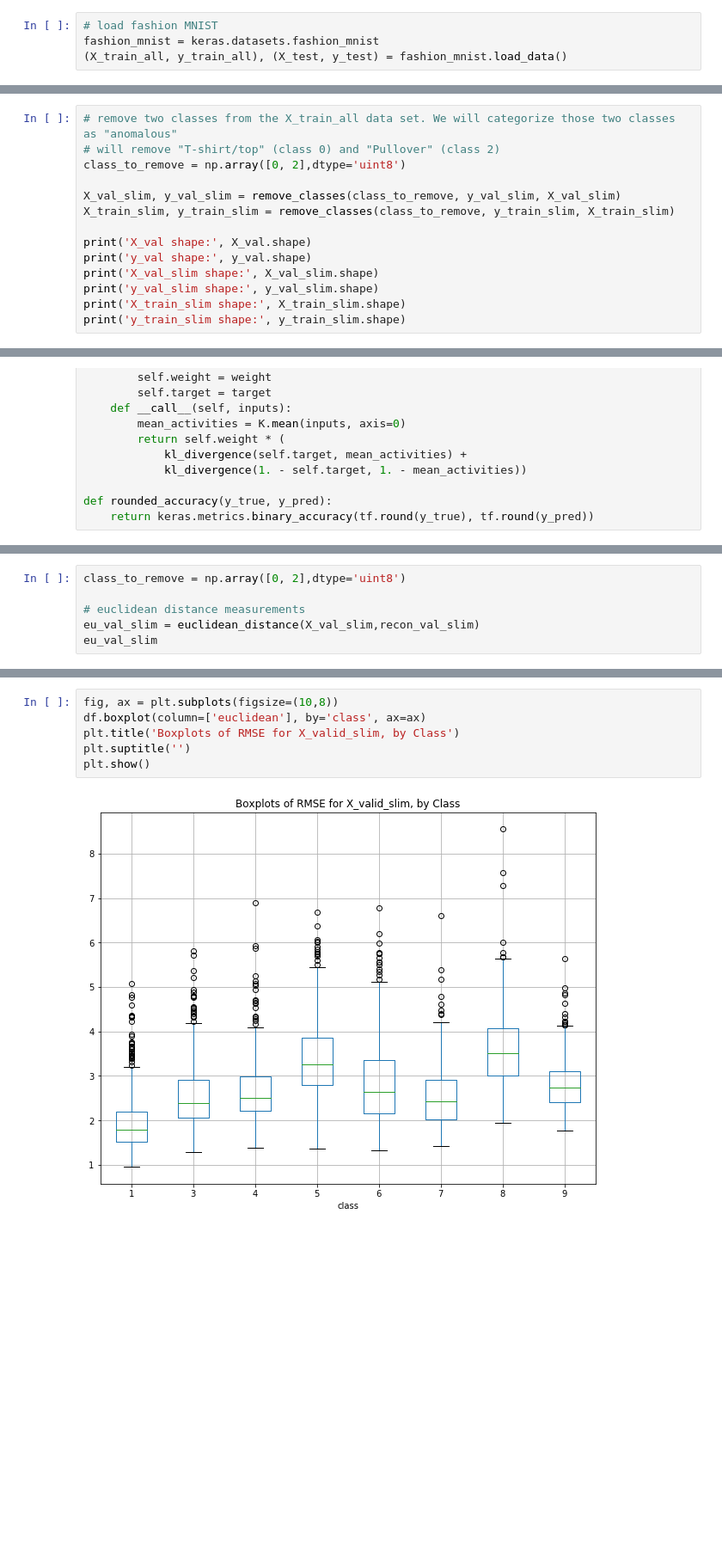
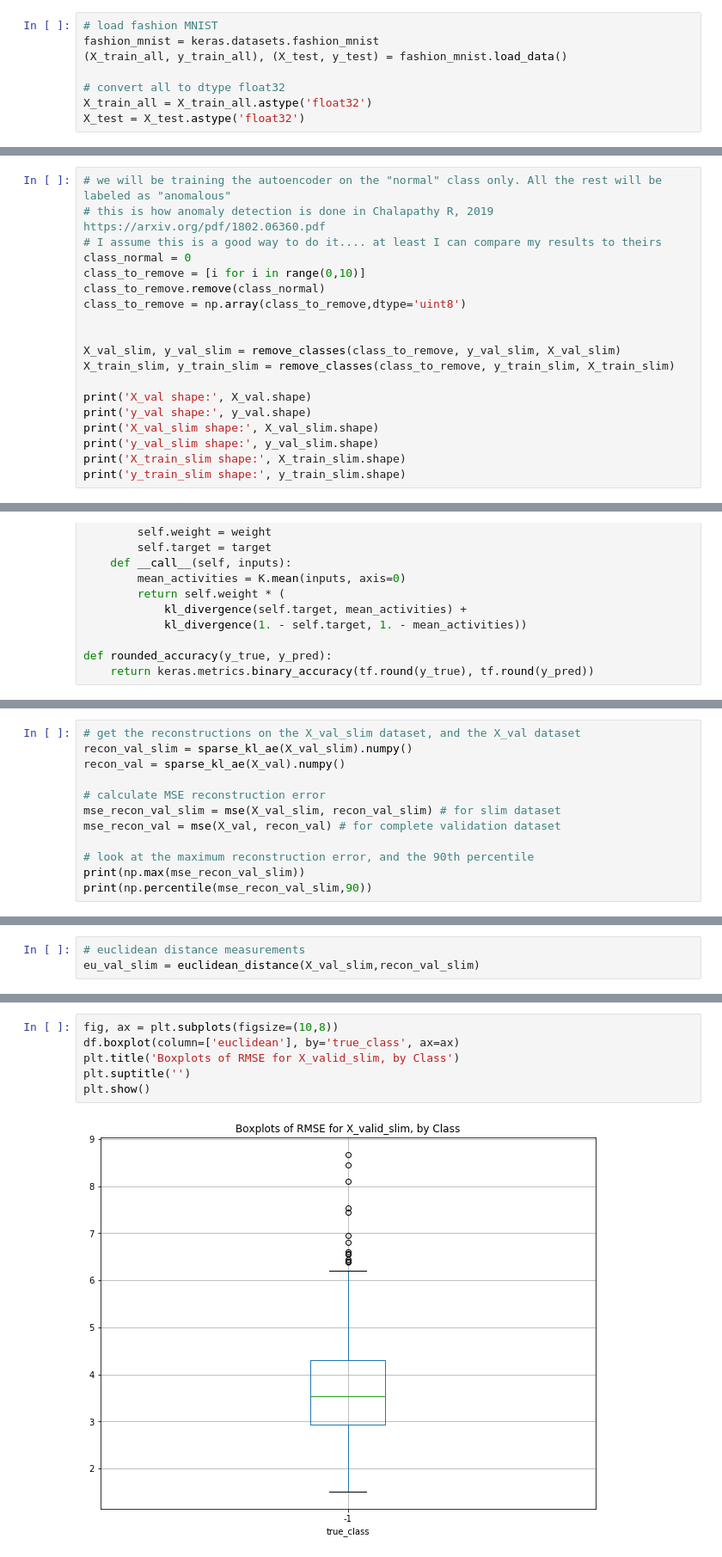
Before and after one commit to tvhahn/autoencoder-sandbox, a Jupyter notebook: notebooks/6.0-autoencoder-anomaly-detection.ipynb, the cells around one changed output, grey strips where cells are left out. Shown: that part at 86% size. Drawn from its saved outputs; the diff is of its cells as text; blank space fills up the shorter version.

```diff
--- a/notebooks/6.0-autoencoder-anomaly-detection.ipynb
+++ b/notebooks/6.0-autoencoder-anomaly-detection.ipynb
@@ -27,6 +29,10 @@ Tensorboard version: 2.0.0
 # load fashion MNIST
 fashion_mnist = keras.datasets.fashion_mnist
 (X_train_all, y_train_all), (X_test, y_test) = fashion_mnist.load_data()
+
+# convert all to dtype float32
+X_train_all = X_train_all.astype('float32')
+X_test = X_test.astype('float32')
 # %%
 # class names
 class_names = ["T-shirt/top", "Trouser", "Pullover", "Dress", "Coat",
@@ -70,9 +76,14 @@ def remove_classes(class_to_remove, y_val_slim, X_val_slim):
 
     return X_val_slim, y_val_slim
 # %%
-# remove two classes from the X_train_all data set. We will categorize those two classes as "anomalous"
-# will remove "T-shirt/top" (class 0) and "Pullover" (class 2)
-class_to_remove = np.array([0, 2],dtype='uint8')
+# we will be training the autoencoder on the "normal" class only. All the rest will be labeled as "anomalous"
+# this is how anomaly detection is done in Chalapathy R, 2019 https://arxiv.org/pdf/1802.06360.pdf
+# I assume this is a good way to do it.... at least I can compare my results to theirs
+class_normal = 0
+class_to_remove = [i for i in range(0,10)]
+class_to_remove.remove(class_normal)
+class_to_remove = np.array(class_to_remove,dtype='uint8')
+
 
 X_val_slim, y_val_slim = remove_classes(class_to_remove, y_val_slim, X_val_slim)
 X_train_slim, y_train_slim = remove_classes(class_to_remove, y_train_slim, X_train_slim)
@@ -314,0 +551,12 @@ def create_df_reconstruction(rmse_val, y_val, metric, class_to_remove, threshold
+# %%
+# get the reconstructions on the X_val_slim dataset, and the X_val dataset
+recon_val_slim = sparse_kl_ae(X_val_slim).numpy()
+recon_val = sparse_kl_ae(X_val).numpy()
+
+# calculate MSE reconstruction error
+mse_recon_val_slim = mse(X_val_slim, recon_val_slim) # for slim dataset
+mse_recon_val = mse(X_val, recon_val) # for complete validation dataset
+
+# look at the maximum reconstruction error, and the 90th percentile
+print(np.max(mse_recon_val_slim))
+print(np.percentile(mse_recon_val_slim,90))
@@ -315,6 +658,3 @@ def create_df_reconstruction(rmse_val, y_val, metric, class_to_remove, threshold
 # %%
-class_to_remove = np.array([0, 2],dtype='uint8')
-
 # euclidean distance measurements
 eu_val_slim = euclidean_distance(X_val_slim,recon_val_slim)
-eu_val_slim
@@ -344,11 +697,11 @@ df.head()
 # %%
 fig, ax = plt.subplots(figsize=(10,8))
-df.boxplot(column=['euclidean'], by='class', ax=ax)
+df.boxplot(column=['euclidean'], by='true_class', ax=ax)
 plt.title('Boxplots of RMSE for X_valid_slim, by Class')
 plt.suptitle('')
 plt.show()
 # %% [output]
-[figure, old version]
+[figure, new version]
 # %%
 recon_val = sparse_kl_ae(X_val).numpy()
 recon_val.shape
```
Also changed, not shown: parts of 32 cells of this notebook.
